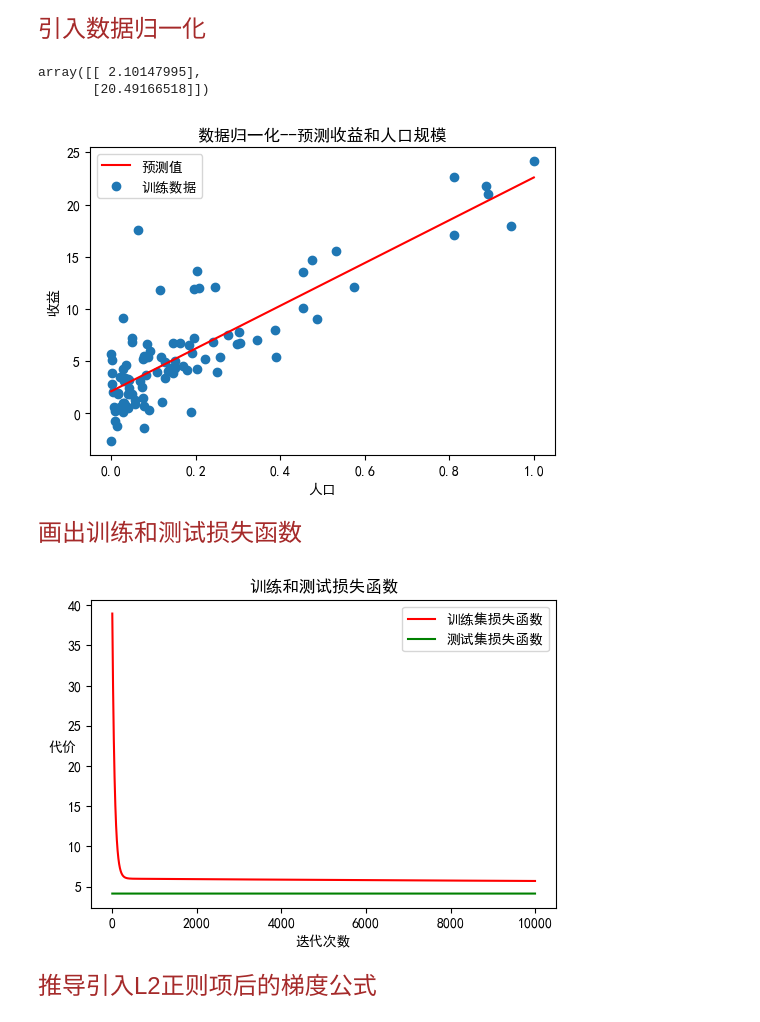
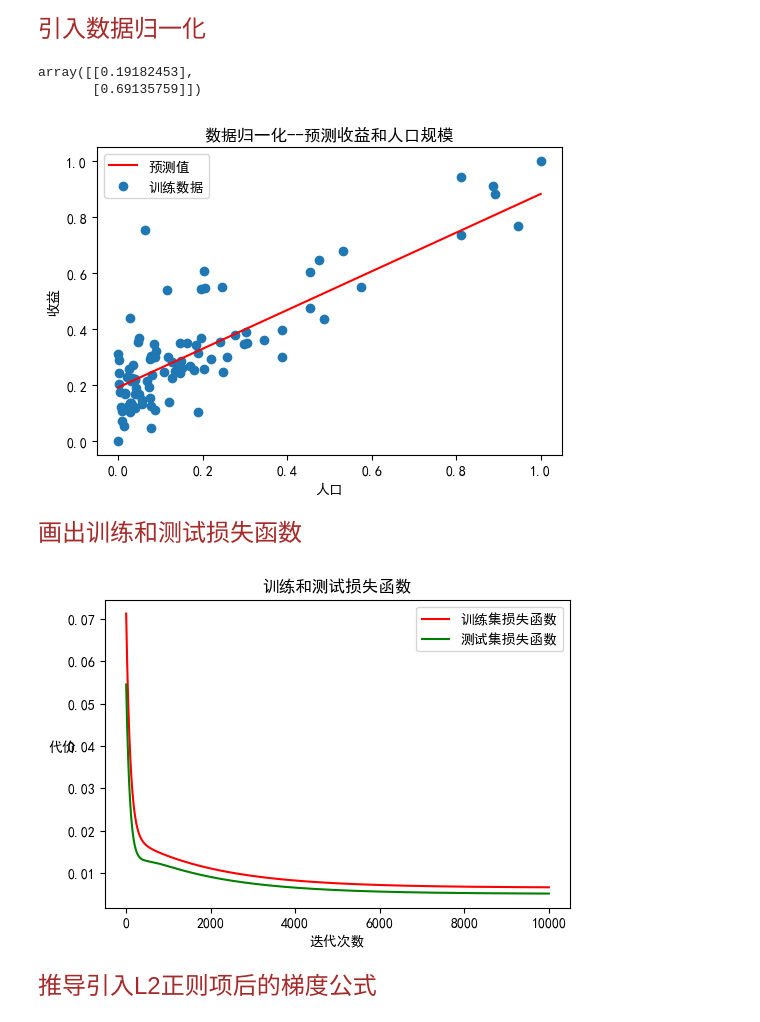
Before and after one commit to roseee-e/AI-22-ML-homework, a Jupyter notebook: 第二次作业/05-2200170253-吴狄益/05-2200170253-吴狄益.ipynb, the cells around one changed output. Saved outputs shown, nothing was run; the diff lists cells and outputs as text; code cells hidden in the pictures.

```diff
--- a/第二次作业/05-2200170253-吴狄益/05-2200170253-吴狄益.ipynb
+++ b/第二次作业/05-2200170253-吴狄益/05-2200170253-吴狄益.ipynb
@@ -137,21 +160,21 @@ YY_data = data.iloc[:,cols-1:]
 # %%
 scaler = MinMaxScaler()
 X_normalized = scaler.fit_transform(XX_data)
-Y_normalized = YY_data.values
+Y_normalized = scaler.fit_transform(YY_data)
 # %%
 ones = np.ones((X_normalized.shape[0], 1))
 # %%
 X_normalized = np.concatenate((ones,X_normalized),axis=1)
 # %%
-W = np.linalg.pinv(X_normalized.T @ X_normalized) @ X_normalized.T @ Y_normalized
+loss_his1, W1 ,W1_his= linearRegression(X_normalized,Y_normalized, alpha, iters)
 # %%
-W
+W1
 # %% [output]
-array([[ 2.10147995],
-       [20.49166518]])
+array([[0.19182453],
+       [0.69135759]])
 # %%
 x = np.linspace(0, 1, 100)
-f = W[0, 0] + (W[1, 0] * x)
+f = W1[0, 0] + (W1[1, 0] * x)
 fig, ax = plt.subplots(figsize=(6, 4))
 ax.plot(x, f, 'r', label='预测值')
 ax.scatter(X_normalized[:,1], Y_normalized, label='训练数据')
@@ -161,29 +184,30 @@ ax.set_ylabel('收益', rotation=90)
 ax.set_title('数据归一化--预测收益和人口规模')
 plt.show()
 # %% [output]
-[figure, old version]
+[figure, new version]
 # %% [markdown]
 <font face="微软雅黑" size=5 color=#A52A2A >画出训练和测试损失函数
 # %%
 X_normalized_text = scaler.fit_transform(X_data_test)
 ones1 = np.ones((X_normalized_text.shape[0], 1))
 X_test = np.concatenate((ones1,X_normalized_text),axis=1)
+Y_test = scaler.fit_transform(Y_test)
 # %%
-loss_his1 = []
-for i in range(iters):
-    loss = computeCost(X_test, Y_test, W, 0.1)
-    loss_his1.append(loss)
+loss_his2 = []
+for W in W1_his:
+    loss = computeCost(X_test, Y_test,W, 0.1)
+    loss_his2.append(loss)
 # %%
 fig, ax = plt.subplots(figsize=(6, 4))
-ax.plot(np.arange(iters), loss_his, 'r',label='训练集损失函数')
-ax.plot(np.arange(iters), loss_his1, 'g',label='测试集损失函数')
+ax.plot(np.arange(iters), loss_his1, 'r',label='训练集损失函数')
+ax.plot(np.arange(iters), loss_his2, 'g',label='测试集损失函数')
 ax.legend(loc=1)
 ax.set_xlabel('迭代次数')
 ax.set_ylabel('代价', rotation=0)
 ax.set_title('训练和测试损失函数')
 plt.show()
 # %% [output]
-[figure, old version]
+[figure, new version]
 # %% [markdown]
 <font face="微软雅黑" size=5 color=#A52A2A > 推导引入L2正则项后的梯度公式
 # %% [markdown]
```
Also changed, not shown: parts of 5 cells of this notebook.
